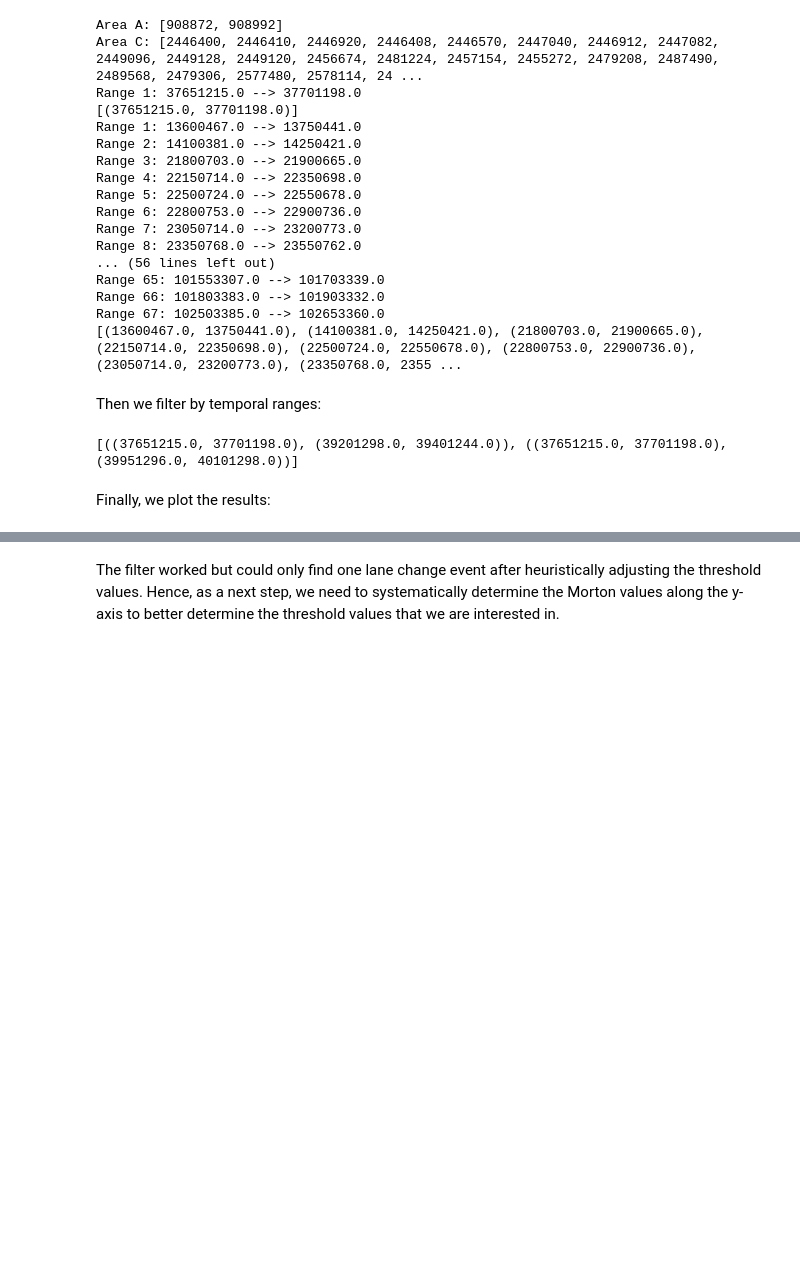
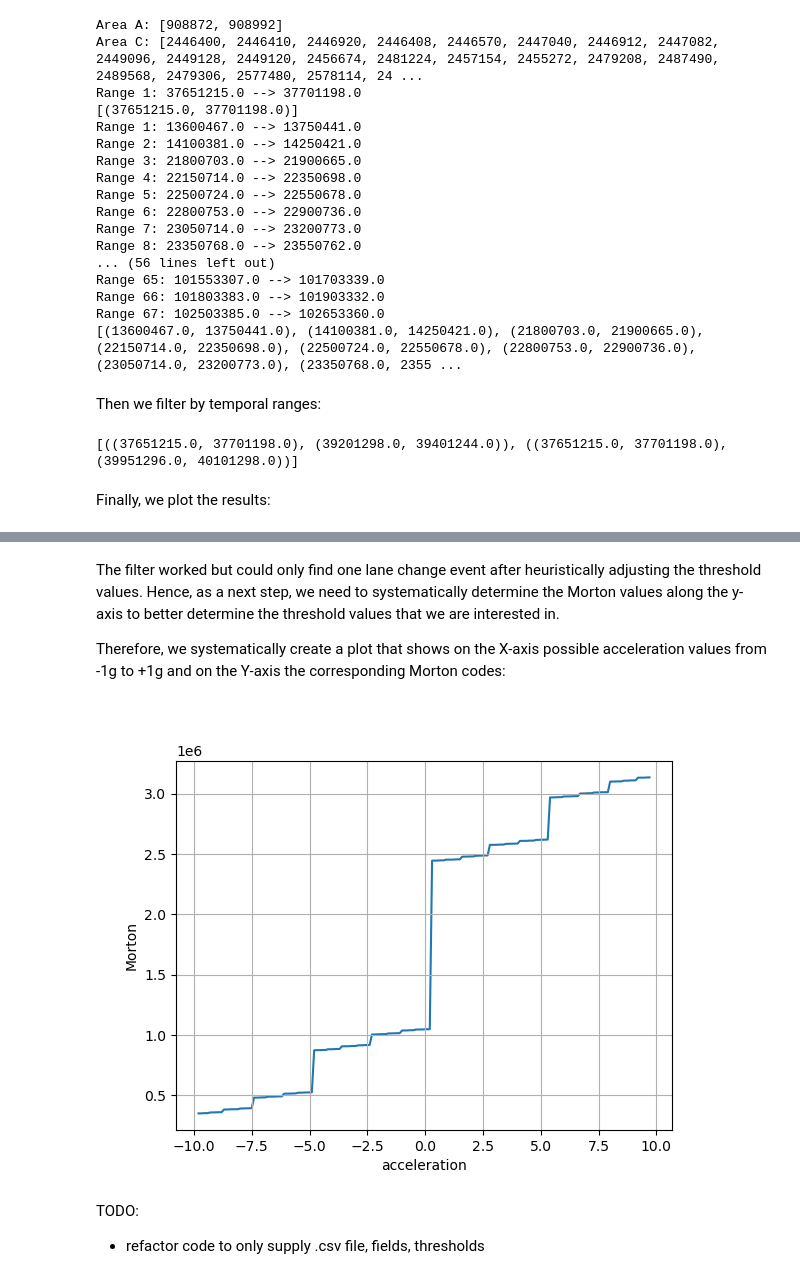
Before and after one commit to chrberger/sfc, a Jupyter notebook: IntroductionToAppliedEventDetection.ipynb, the cells around one changed output, grey strips where cells are left out. Saved outputs shown, nothing was run; the diff lists cells and outputs as text; code cells hidden in the pictures; blank space fills up the shorter version.

```diff
--- a/IntroductionToAppliedEventDetection.ipynb
+++ b/IntroductionToAppliedEventDetection.ipynb
@@ -1291,2 +1294,30 @@ plt.show()
 # %% [markdown]
 The filter worked but could only find one lane change event after heuristically adjusting the threshold values. Hence, as a next step, we need to systematically determine the Morton values along the y-axis to better determine the threshold values that we are interested in.
+
+Therefore, we systematically create a plot that shows on the X-axis possible acceleration values from -1g to +1g and on the Y-axis the corresponding Morton codes:
+# %%
+%matplotlib ipympl
+from mplcursors import cursor
+
+# Create a list of accelerations from -1g to +1g in 0.1 resolution:
+longitudinal_acceleration = 0.0
+lst_accelerations_vs_morton = []
+for x in range(-98, +98, 1):
+    a = x/10.0
+    morton = calculateMortonFromXYAccelerationFloats(longitudinal_acceleration, a)
+    lst_accelerations_vs_morton.append({'acceleration': a, 'morton': morton})
+
+df_accelerations_vs_morton = pd.DataFrame(lst_accelerations_vs_morton, columns=['acceleration', 'morton'])
+
+plt.figure()
+plt.xlabel('acceleration')
+plt.ylabel('Morton')
+plt.plot(df_accelerations_vs_morton['acceleration'], df_accelerations_vs_morton['morton'], zorder=1)
+plt.grid(True)
+cursor(hover=True)
+plt.show()
+# %% [output]
+[figure, added]
+# %% [markdown]
+TODO:
+* refactor code to only supply .csv file, fields, thresholds
```
Also changed, not shown: parts of 4 cells of this notebook.
